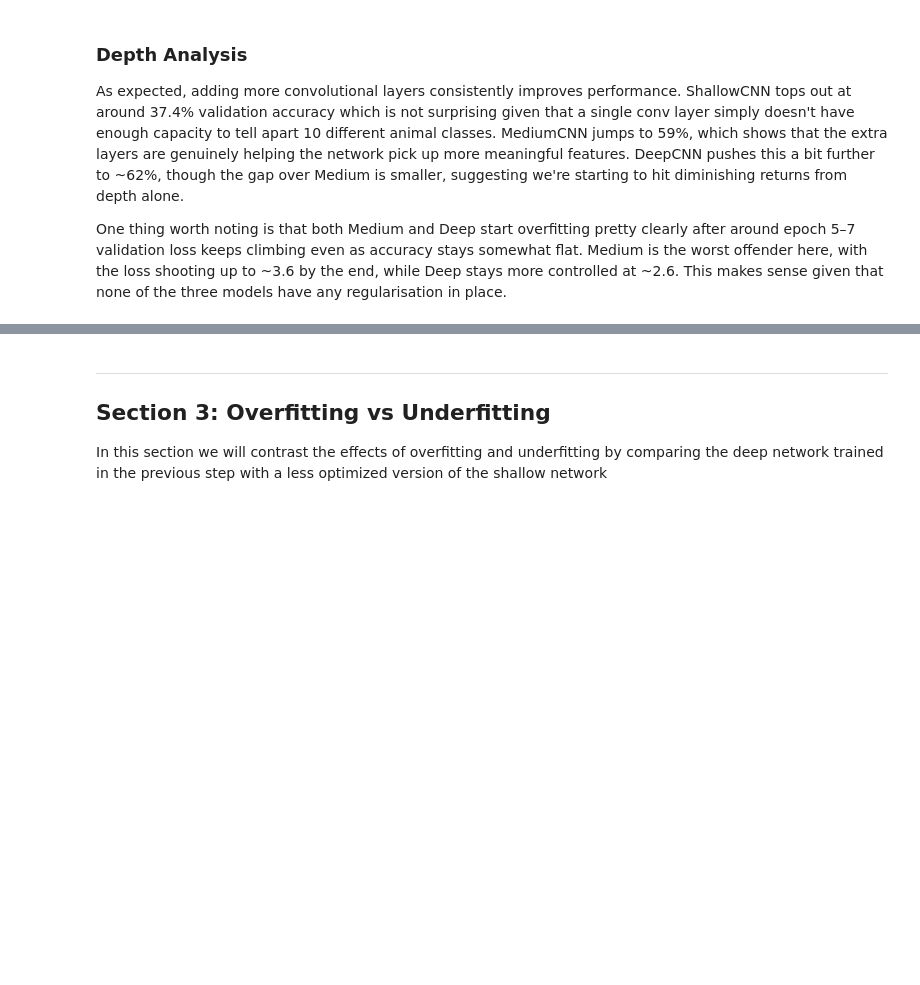
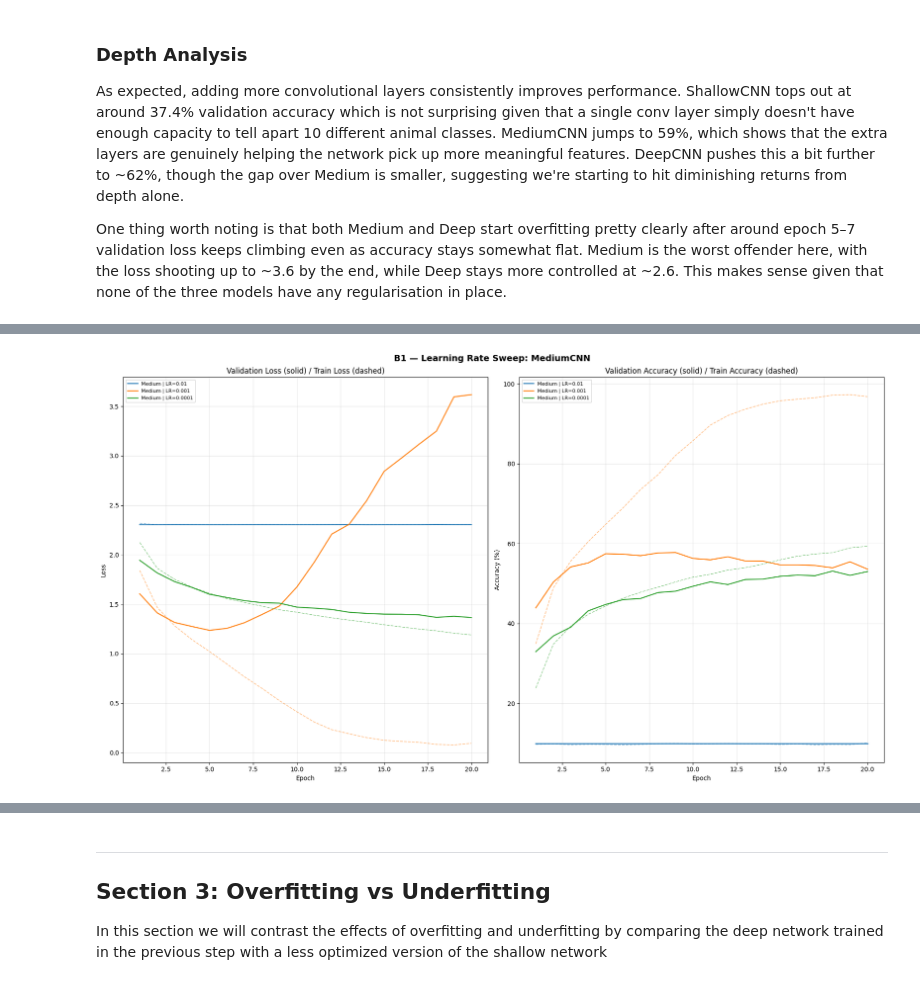
Before and after one commit to marcosncosta1/DeepLearning_practical_1, a Jupyter notebook: cnn_experiments.ipynb, the cells around one changed output, grey strips where cells are left out. Saved outputs shown, nothing was run; the diff lists cells and outputs as text; code cells hidden in the pictures; blank space fills up the shorter version.

Commit message:
slight adjustment to reflect plots

```diff
--- a/cnn_experiments.ipynb
+++ b/cnn_experiments.ipynb
@@ -543,0 +550,5 @@ One thing worth noting is that both Medium and Deep start overfitting pretty cle
+# %%
+MODELS_TO_TUNE = [
+    ("Medium", lambda: MediumCNN(num_classes=NUM_CLASSES, img_size=IMG_SIZE)),
+    ("Deep",   lambda: DeepCNN(num_classes=NUM_CLASSES,   img_size=IMG_SIZE)),
+]
@@ -543,0 +783,88 @@ One thing worth noting is that both Medium and Deep start overfitting pretty cle
+# %%
+import matplotlib.pyplot as plt
+import matplotlib.gridspec as gridspec
+
+def plot_hp_results(histories, labels, title, figsize=(18, 10)):
+    """Plot train/val loss and accuracy for a set of runs."""
+    fig, axes = plt.subplots(1, 2, figsize=figsize)
+    fig.suptitle(title, fontsize=14, fontweight='bold')
+
+    colors = plt.cm.tab10.colors
+
+    for i, (history, label) in enumerate(zip(histories, labels)):
+        color = colors[i % len(colors)]
+        epochs = range(1, len(history['val_loss']) + 1)
+
+        # Loss
+        axes[0].plot(epochs, history['train_loss'], '--', color=color, alpha=0.5, linewidth=1.2)
+        axes[0].plot(epochs, history['val_loss'],   '-',  color=color, alpha=0.9, linewidth=1.8, label=label)
+
+        # Accuracy
+        axes[1].plot(epochs, history['train_acc'], '--', color=color, alpha=0.5, linewidth=1.2)
+        axes[1].plot(epochs, history['val_acc'],   '-',  color=color, alpha=0.9, linewidth=1.8, label=label)
+
+    axes[0].set_title('Validation Loss (solid) / Train Loss (dashed)')
+    axes[0].set_xlabel('Epoch')
+    axes[0].set_ylabel('Loss')
+    axes[0].legend(fontsize=8)
+    axes[0].grid(True, alpha=0.3)
+
+    axes[1].set_title('Validation Accuracy (solid) / Train Accuracy (dashed)')
+    axes[1].set_xlabel('Epoch')
+    axes[1].set_ylabel('Accuracy (%)')
+    axes[1].legend(fontsize=8)
+    axes[1].grid(True, alpha=0.3)
+
+    plt.tight_layout()
+    plt.show()
+
+
+# ── B1: Learning Rate Sweep ──────────────────────────────────────────────────
+# Split by model for readability
+medium_lr_idx = [i for i, l in enumerate(lr_labels) if 'Medium' in l]
+deep_lr_idx   = [i for i, l in enumerate(lr_labels) if 'Deep'   in l]
+
+plot_hp_results(
+    [lr_histories[i] for i in medium_lr_idx],
+    [lr_labels[i]    for i in medium_lr_idx],
+    title='B1 — Learning Rate Sweep: MediumCNN'
+)
+
+plot_hp_results(
+    [lr_histories[i] for i in deep_lr_idx],
+    [lr_labels[i]    for i in deep_lr_idx],
+    title='B1 — Learning Rate Sweep: DeepCNN'
+)
+
+
+# ── B2: Batch Size Sweep ─────────────────────────────────────────────────────
+medium_bs_idx = [i for i, l in enumerate(bs_labels) if 'Medium' in l]
+deep_bs_idx   = [i for i, l in enumerate(bs_labels) if 'Deep'   in l]
+
+plot_hp_results(
+    [bs_histories[i] for i in medium_bs_idx],
+    [bs_labels[i]    for i in medium_bs_idx],
+    title='B2 — Batch Size Sweep: MediumCNN'
+)
+
+plot_hp_results(
+    [bs_histories[i] for i in deep_bs_idx],
+    [bs_labels[i]    for i in deep_bs_idx],
+    title='B2 — Batch Size Sweep: DeepCNN'
+)
+
+
+# ── B3: Combined Best vs Baseline ────────────────────────────────────────────
+# Pull the default runs from B1 (LR=0.001, BS=64) for comparison
+medium_baseline_idx = next(i for i, l in enumerate(lr_labels) if 'Medium' in l and 'LR=0.001' in l)
+deep_baseline_idx   = next(i for i, l in enumerate(lr_labels) if 'Deep'   in l and 'LR=0.001' in l)
+
+plot_hp_results(
+    [lr_histories[medium_baseline_idx], combined_histories[0],
+     lr_histories[deep_baseline_idx],   combined_histories[1]],
+    ['Medium | default (LR=0.001, BS=64)', combined_labels[0],
+     'Deep   | default (LR=0.001, BS=64)', combined_labels[1]],
+    title='B3 — Combined Best Settings vs Baseline'
+)
+# %% [output]
+[figure, added]
```
Also changed, not shown: parts of 22 cells of this notebook, 3 other files.
